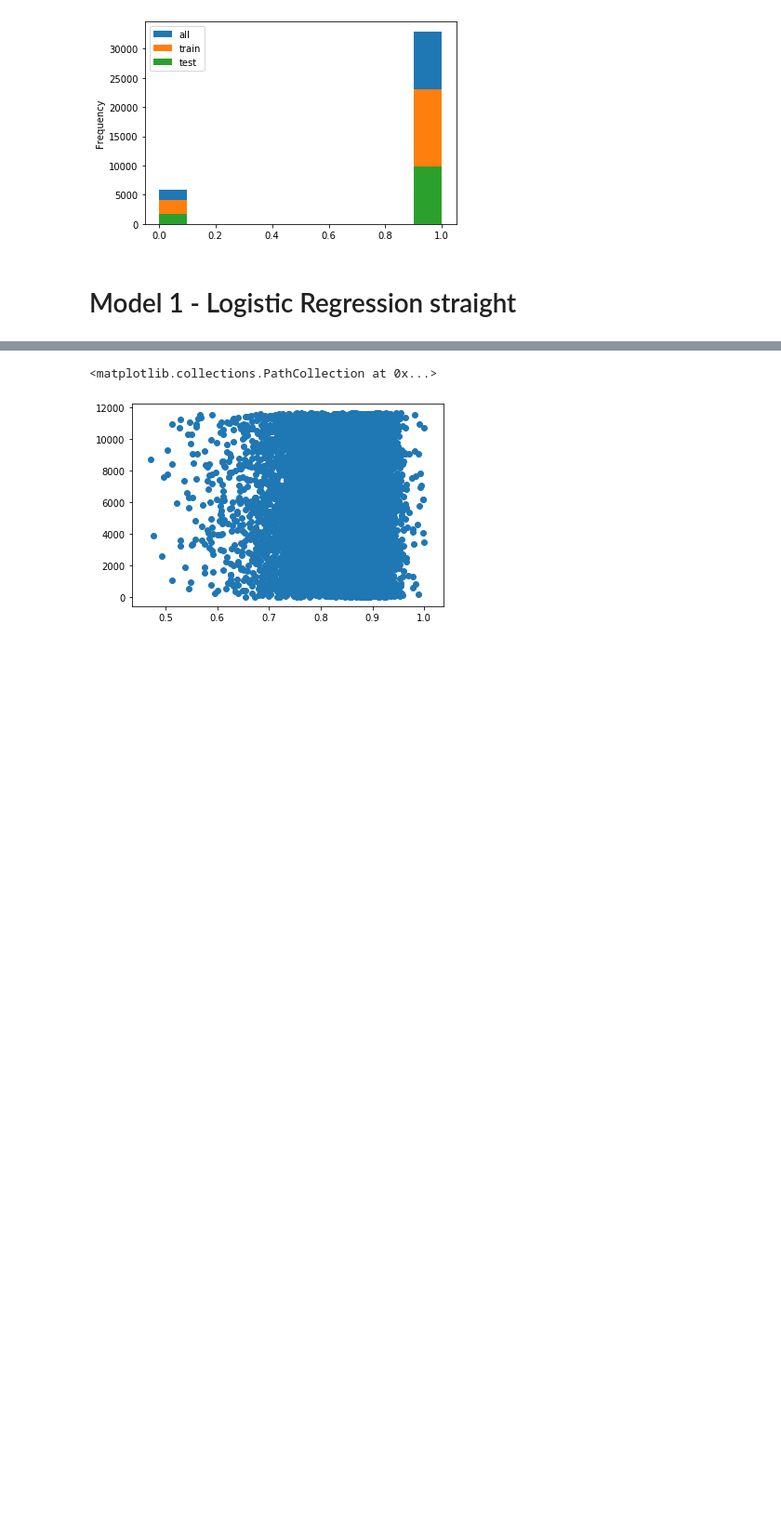
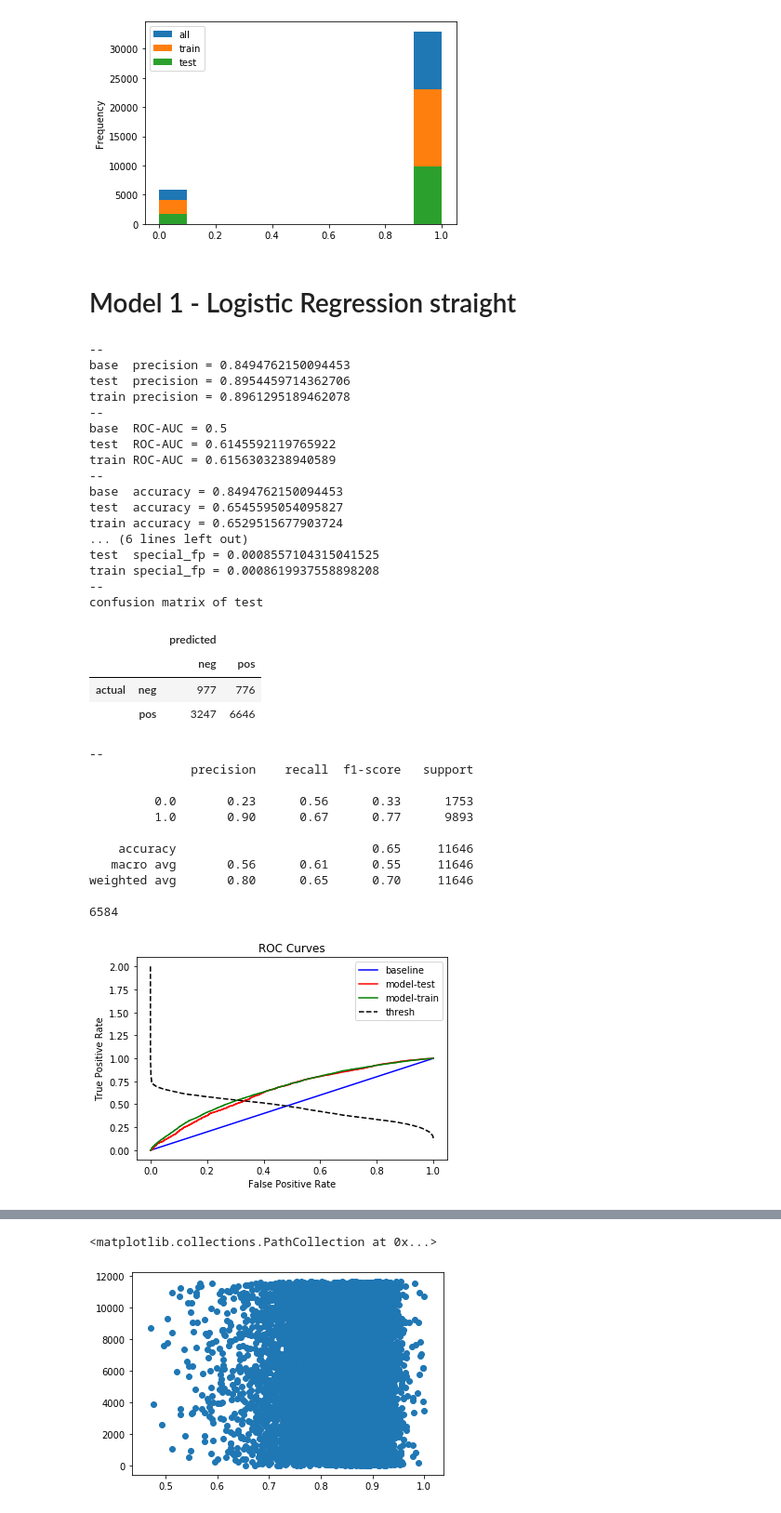
Before and after one commit to torben90/NF_Prj_LendingClub, a Jupyter notebook: sub_notebooks/Modeling_pass01.ipynb, the cells around one changed output, grey strips where cells are left out. Shown at 93% size. Drawn from its saved outputs; the diff is of its cells as text; code cells hidden in the pictures; blank space fills up the shorter version.

```diff
--- a/sub_notebooks/Modeling_pass01.ipynb
+++ b/sub_notebooks/Modeling_pass01.ipynb
@@ -218,6 +232,44 @@ tts_df
 [figure]
 # %% [markdown]
 # Model 1 - Logistic Regression straight
+# %%
+m1_pipline=Pipeline([('pre',preprocess_pipeline), ('M',LogisticRegression(C=0.02, class_weight='balanced'))])
+m1_pipline.fit(X_train,y_train.values.ravel())
+Model_Vali(m1_pipline, X_train, X_test, y_train, y_test)
+# %% [output]
+--
+base  precision = 0.8494762150094453
+test  precision = 0.8954459714362706
+train precision = 0.8961295189462078
+--
+base  ROC-AUC = 0.5
+test  ROC-AUC = 0.6145592119765922
+train ROC-AUC = 0.6156303238940589
+--
+base  accuracy = 0.8494762150094453
+test  accuracy = 0.6545595054095827
+train accuracy = 0.6529515677903724
+... (6 lines left out)
+test  special_fp = 0.0008557104315041525
+train special_fp = 0.0008619937558898208
+--
+confusion matrix of test
+|  |  | predicted |  |
+|  |  | neg | pos |
+| actual | neg | 977 | 776 |
+|  | pos | 3247 | 6646 |
+--
+              precision    recall  f1-score   support
+
+         0.0       0.23      0.56      0.33      1753
+         1.0       0.90      0.67      0.77      9893
+
+    accuracy                           0.65     11646
+   macro avg       0.56      0.61      0.55     11646
+weighted avg       0.80      0.65      0.70     11646
+
+6584
+[figure, added]
 # %%
 m1_pipline=Pipeline([('pre',preprocess_pipeline), ('M',LogisticRegression(C=0.02))])
 m1_pipline.fit(X_train,y_train.values.ravel())
```
Also changed, not shown: parts of 15 cells of this notebook, 2 other files.
